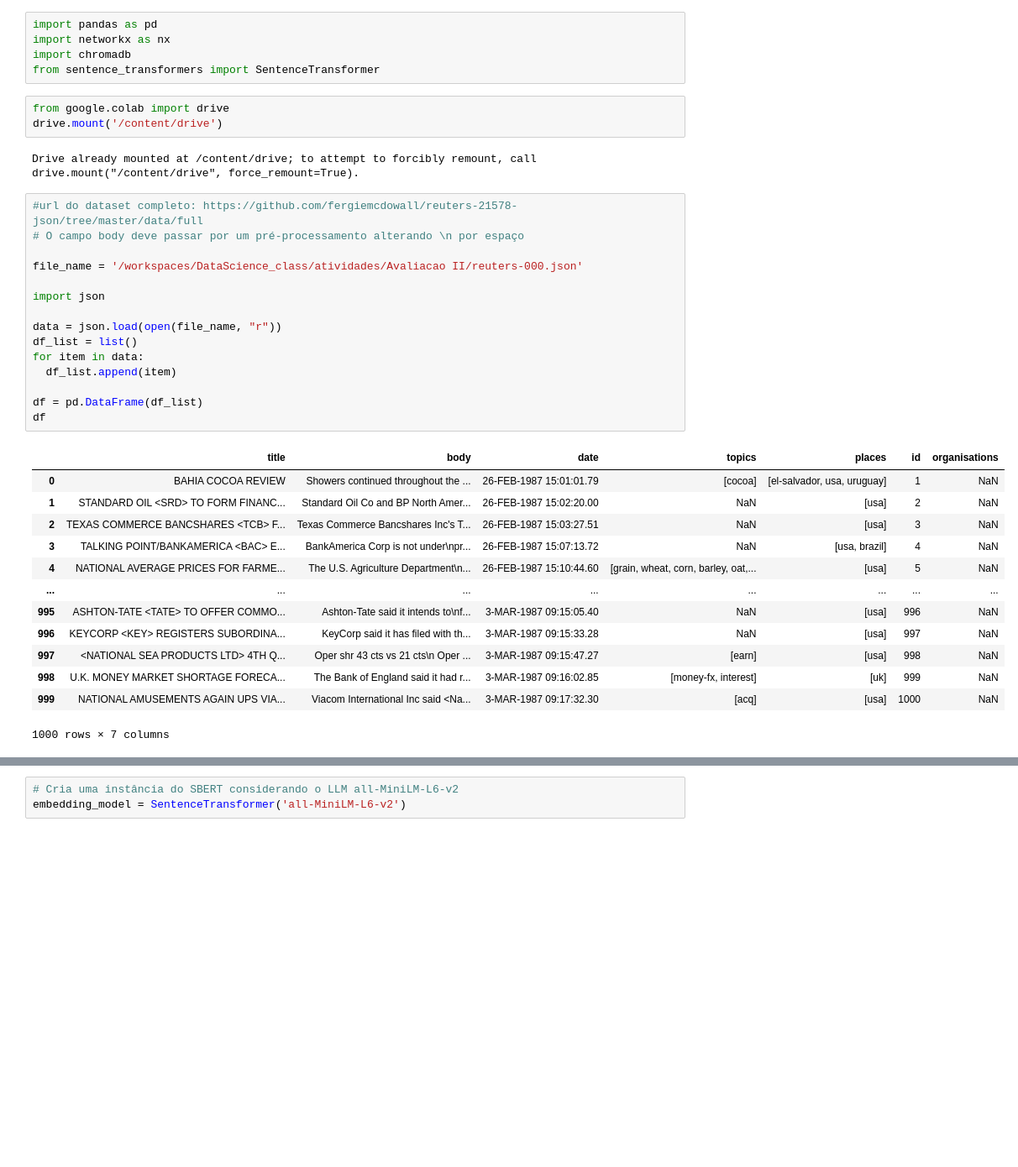
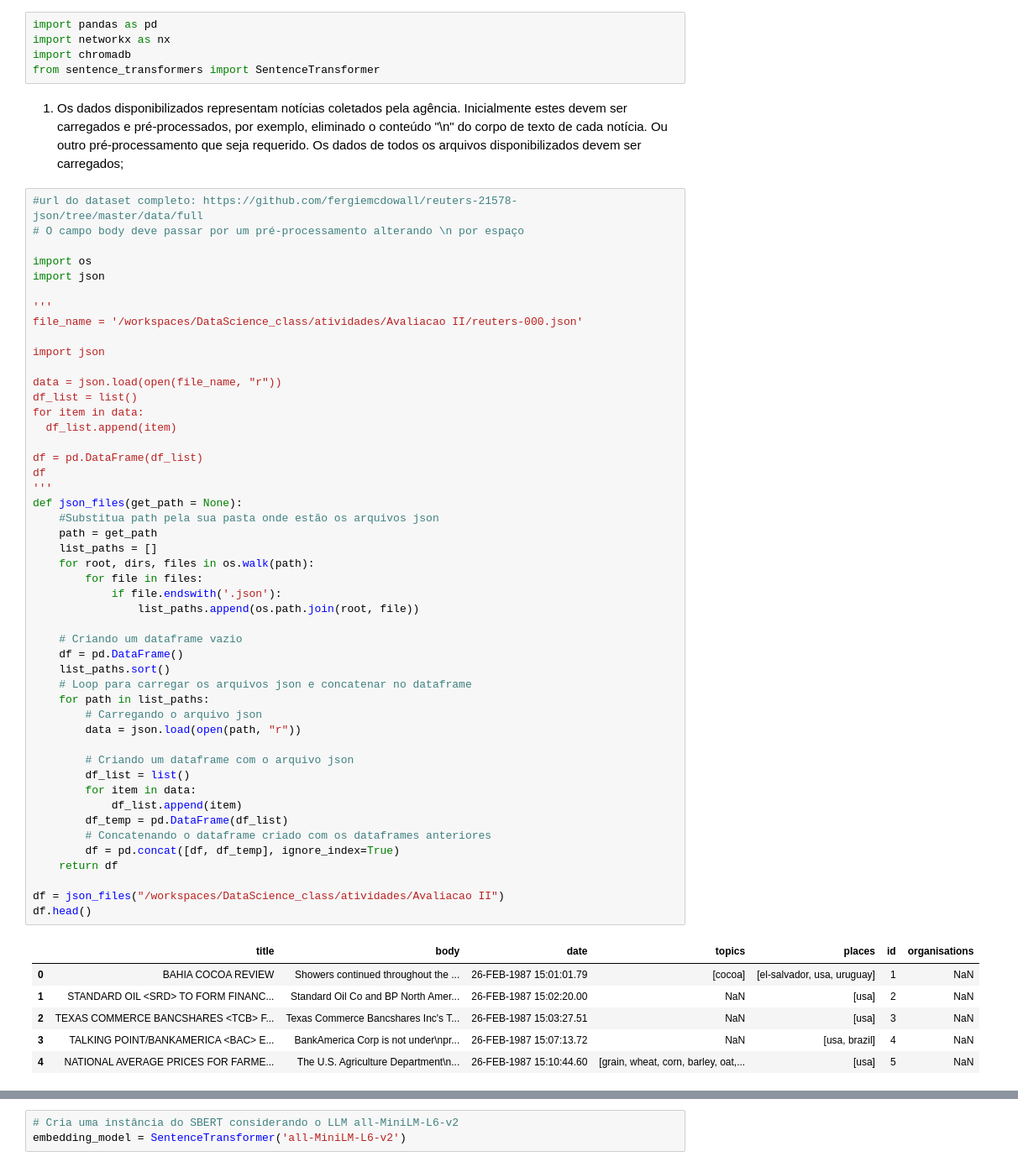
Before and after one commit to nicolascechinel/DataScience_class, a Jupyter notebook: atividades/Avaliacao II/Avaliacao_II.ipynb, the cells around one changed output, grey strips where cells are left out. Shown: that part at 84% size. Saved outputs shown, nothing was run; the diff lists cells and outputs as text; blank space fills up the shorter version.

```diff
--- a/atividades/Avaliacao II/Avaliacao_II.ipynb
+++ b/atividades/Avaliacao II/Avaliacao_II.ipynb
@@ -45,37 +45,60 @@ import pandas as pd
 import networkx as nx
 import chromadb
 from sentence_transformers import SentenceTransformer
-# %%
-from google.colab import drive
-drive.mount('/content/drive')
-# %% [output]
-Drive already mounted at /content/drive; to attempt to forcibly remount, call drive.mount("/content/drive", force_remount=True).
+# %% [markdown]
+1) Os dados disponibilizados representam notícias coletados pela agência. Inicialmente estes devem ser carregados e pré-processados, por exemplo, eliminado o conteúdo "\n" do corpo de texto de cada notícia. Ou outro pré-processamento que seja requerido. Os dados de todos os arquivos disponibilizados devem ser carregados;
 # %%
 #url do dataset completo: https://github.com/fergiemcdowall/reuters-21578-json/tree/master/data/full
 # O campo body deve passar por um pré-processamento alterando \n por espaço
 
+import os
+import json
+
+'''
 file_name = '/workspaces/DataScience_class/atividades/Avaliacao II/reuters-000.json'
 
 import json
 
 data = json.load(open(file_name, "r"))
 df_list = list()
 for item in data:
   df_list.append(item)
 
 df = pd.DataFrame(df_list)
 df
+'''
+def json_files(get_path = None):
+    #Substitua path pela sua pasta onde estão os arquivos json
+    path = get_path
+    list_paths = []
+    for root, dirs, files in os.walk(path):
+        for file in files:
+            if file.endswith('.json'):
+                list_paths.append(os.path.join(root, file))
+
+    # Criando um dataframe vazio
+    df = pd.DataFrame()
+    list_paths.sort()
+    # Loop para carregar os arquivos json e concatenar no dataframe
+    for path in list_paths:
+        # Carregando o arquivo json
+        data = json.load(open(path, "r"))
+
+        # Criando um dataframe com o arquivo json
+        df_list = list()
+        for item in data:
+            df_list.append(item)
+        df_temp = pd.DataFrame(df_list)
+        # Concatenando o dataframe criado com os dataframes anteriores
+        df = pd.concat([df, df_temp], ignore_index=True)
+    return df
+
+df = json_files("/workspaces/DataScience_class/atividades/Avaliacao II")
+df.head()
 # %% [output]
 |  | title | body | date | topics | places | id | organisations |
 | 0 | BAHIA COCOA REVIEW | Showers continued throughout the ... | 26-FEB-1987 15:01:01.79 | [cocoa] | [el-salvador, usa, uruguay] | 1 | NaN |
 | 1 | STANDARD OIL <SRD> TO FORM FINANC... | Standard Oil Co and BP North Amer... | 26-FEB-1987 15:02:20.00 | NaN | [usa] | 2 | NaN |
 | 2 | TEXAS COMMERCE BANCSHARES <TCB> F... | Texas Commerce Bancshares Inc's T... | 26-FEB-1987 15:03:27.51 | NaN | [usa] | 3 | NaN |
 | 3 | TALKING POINT/BANKAMERICA <BAC> E... | BankAmerica Corp is not under\npr... | 26-FEB-1987 15:07:13.72 | NaN | [usa, brazil] | 4 | NaN |
 | 4 | NATIONAL AVERAGE PRICES FOR FARME... | The U.S. Agriculture Department\n... | 26-FEB-1987 15:10:44.60 | [grain, wheat, corn, barley, oat,... | [usa] | 5 | NaN |
-| ... | ... | ... | ... | ... | ... | ... | ... |
-| 995 | ASHTON-TATE <TATE> TO OFFER COMMO... | Ashton-Tate said it intends to\nf... | 3-MAR-1987 09:15:05.40 | NaN | [usa] | 996 | NaN |
-| 996 | KEYCORP <KEY> REGISTERS SUBORDINA... | KeyCorp said it has filed with th... | 3-MAR-1987 09:15:33.28 | NaN | [usa] | 997 | NaN |
-| 997 | <NATIONAL SEA PRODUCTS LTD> 4TH Q... | Oper shr 43 cts vs 21 cts\n Oper ... | 3-MAR-1987 09:15:47.27 | [earn] | [usa] | 998 | NaN |
-| 998 | U.K. MONEY MARKET SHORTAGE FORECA... | The Bank of England said it had r... | 3-MAR-1987 09:16:02.85 | [money-fx, interest] | [uk] | 999 | NaN |
-| 999 | NATIONAL AMUSEMENTS AGAIN UPS VIA... | Viacom International Inc said <Na... | 3-MAR-1987 09:17:32.30 | [acq] | [usa] | 1000 | NaN |
-1000 rows × 7 columns
```
Also changed, not shown: parts of 7 cells of this notebook, 1 other file.
